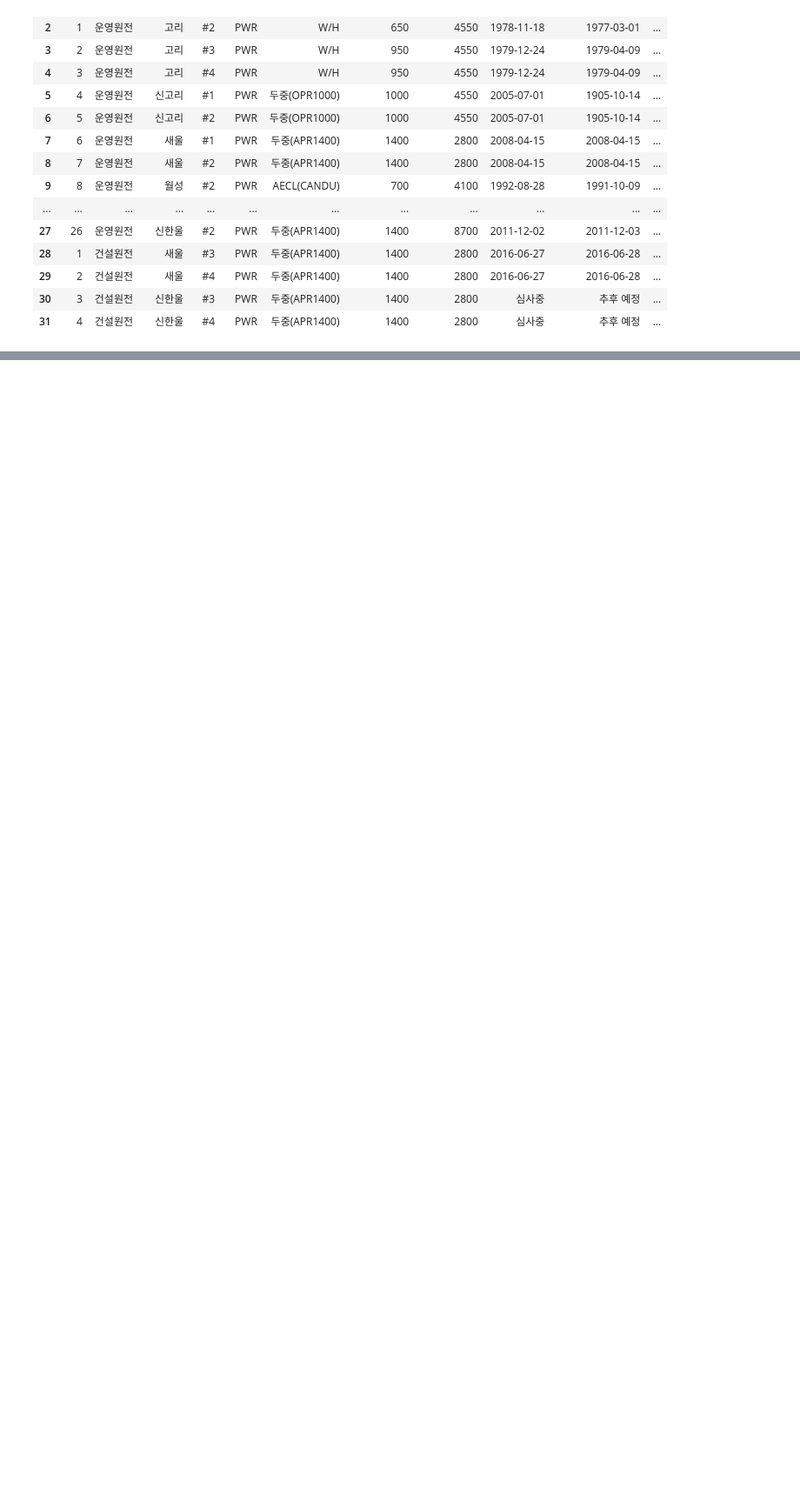
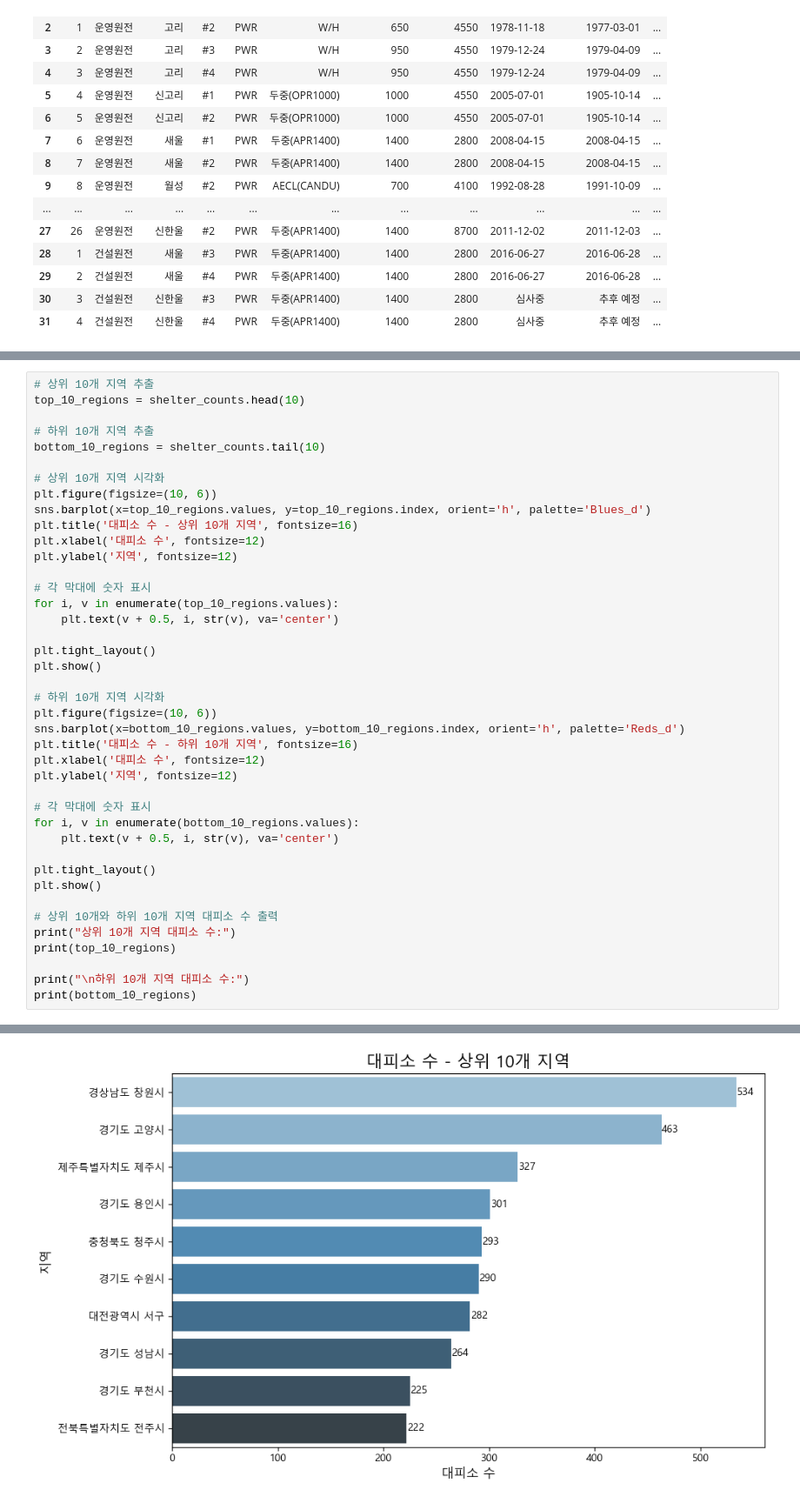
Before and after one commit to minganin99/Earthquake-Korea-DataAnalysis, a Jupyter notebook: test1.ipynb, the cells around one changed output, grey strips where cells are left out. Shown at 87% size. Drawn from its saved outputs; the diff is of its cells as text; blank space fills up the shorter version.

```diff
--- a/test1.ipynb
+++ b/test1.ipynb
@@ -88,0 +284,42 @@ df
+# %%
+# 상위 10개 지역 추출
+top_10_regions = shelter_counts.head(10)
+
+# 하위 10개 지역 추출
+bottom_10_regions = shelter_counts.tail(10)
+
+# 상위 10개 지역 시각화
+plt.figure(figsize=(10, 6))
+sns.barplot(x=top_10_regions.values, y=top_10_regions.index, orient='h', palette='Blues_d')
+plt.title('대피소 수 - 상위 10개 지역', fontsize=16)
+plt.xlabel('대피소 수', fontsize=12)
+plt.ylabel('지역', fontsize=12)
+
+# 각 막대에 숫자 표시
+for i, v in enumerate(top_10_regions.values):
+    plt.text(v + 0.5, i, str(v), va='center')
+
+plt.tight_layout()
+plt.show()
+
+# 하위 10개 지역 시각화
+plt.figure(figsize=(10, 6))
+sns.barplot(x=bottom_10_regions.values, y=bottom_10_regions.index, orient='h', palette='Reds_d')
+plt.title('대피소 수 - 하위 10개 지역', fontsize=16)
+plt.xlabel('대피소 수', fontsize=12)
+plt.ylabel('지역', fontsize=12)
+
+# 각 막대에 숫자 표시
+for i, v in enumerate(bottom_10_regions.values):
+    plt.text(v + 0.5, i, str(v), va='center')
+
+plt.tight_layout()
+plt.show()
+
+# 상위 10개와 하위 10개 지역 대피소 수 출력
+print("상위 10개 지역 대피소 수:")
+print(top_10_regions)
+
+print("\n하위 10개 지역 대피소 수:")
+print(bottom_10_regions)
+# %% [output]
@@ -88,0 +329 @@ df
+[figure, added]
```
Also changed, not shown: parts of 7 cells of this notebook.
